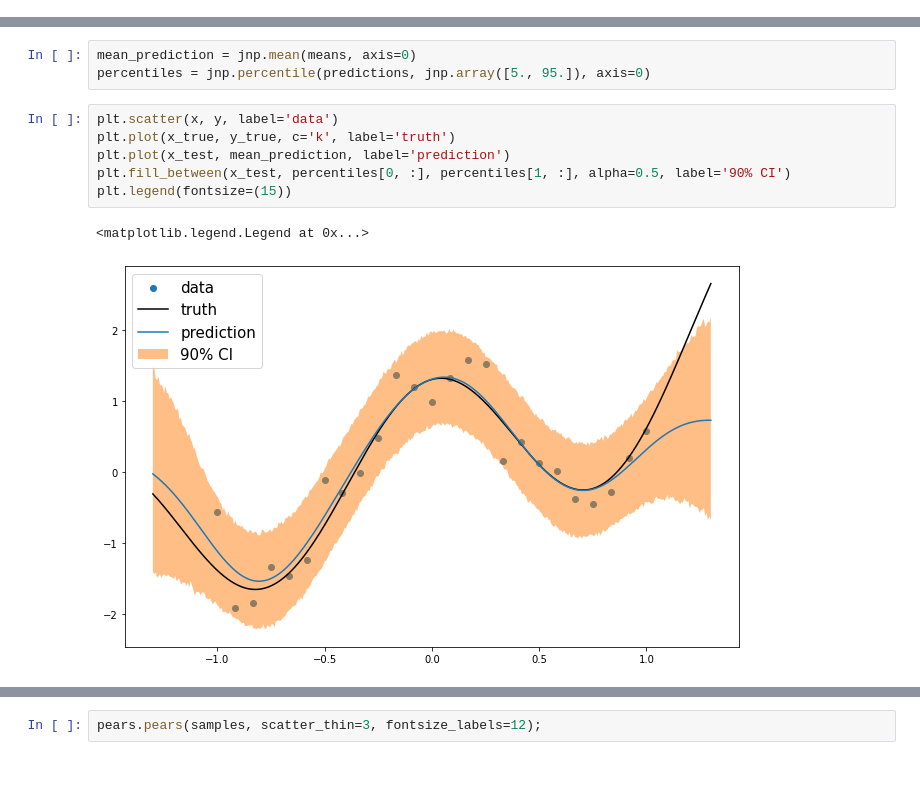
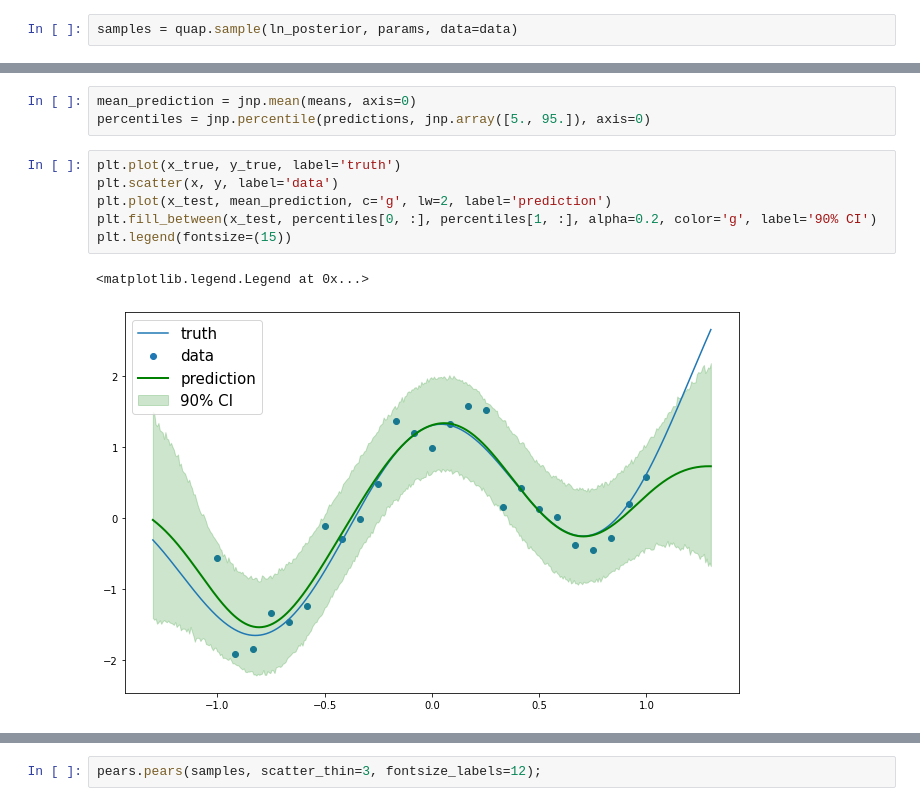
Before and after one commit to al-jshen/gaul, a Jupyter notebook: docs/source/examples/gp.ipynb, the cells around one changed output, grey strips where cells are left out. Drawn from its saved outputs; the diff is of its cells as text; blank space fills up the shorter version.

```diff
--- a/docs/source/examples/gp.ipynb
+++ b/docs/source/examples/gp.ipynb
@@ -97,3 +89,5 @@ samples = quap.sample(
+# %%
+samples = quap.sample(ln_posterior, params, data=data)
 # %%
 samples = jax.tree_util.tree_map(lambda x: x.reshape(-1), samples)
 # %%
@@ -124,14 +118,14 @@ means, predictions = jax.vmap(
 mean_prediction = jnp.mean(means, axis=0)
 percentiles = jnp.percentile(predictions, jnp.array([5., 95.]), axis=0)
 # %%
+plt.plot(x_true, y_true, label='truth')
 plt.scatter(x, y, label='data')
-plt.plot(x_true, y_true, c='k', label='truth')
-plt.plot(x_test, mean_prediction, label='prediction')
-plt.fill_between(x_test, percentiles[0, :], percentiles[1, :], alpha=0.5, label='90% CI')
+plt.plot(x_test, mean_prediction, c='g', lw=2, label='prediction')
+plt.fill_between(x_test, percentiles[0, :], percentiles[1, :], alpha=0.2, color='g', label='90% CI')
 plt.legend(fontsize=(15))
 # %% [output]
 <matplotlib.legend.Legend at 0x...>
-[figure, old version]
+[figure, new version]
 # %%
 fig, ax = plt.subplots(3, 2, figsize=(16, 6))
 
```
Also changed, not shown: parts of 2 cells of this notebook, 2 other files.
